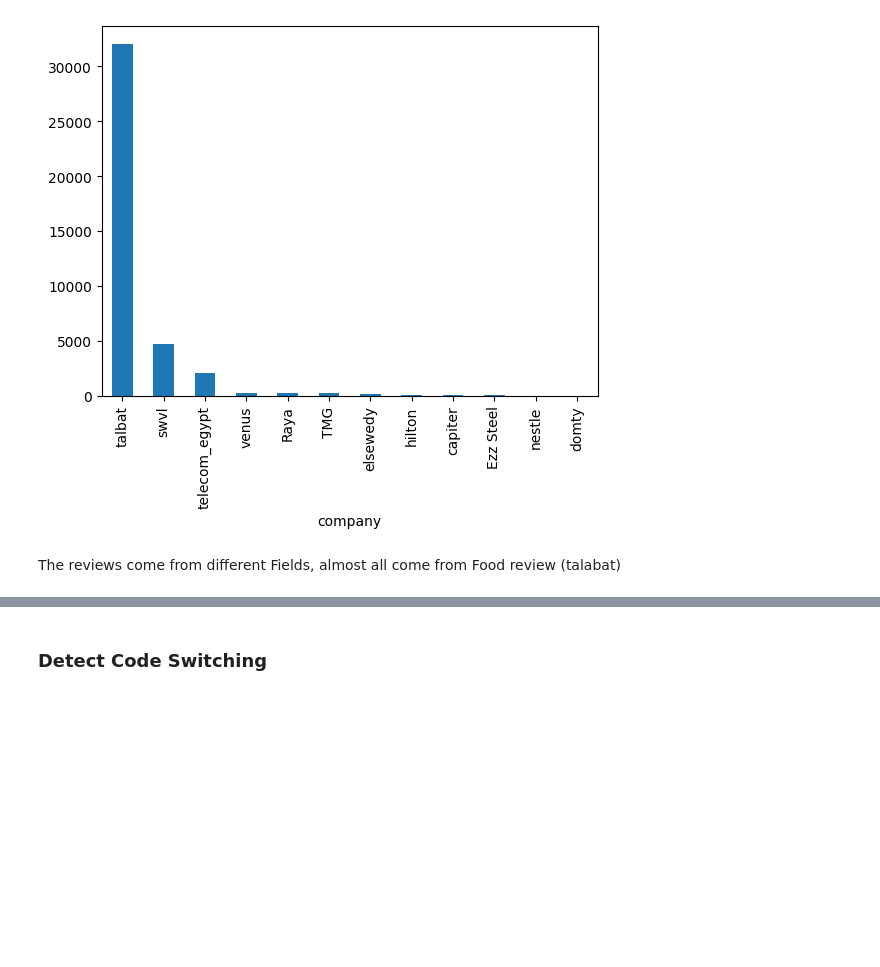
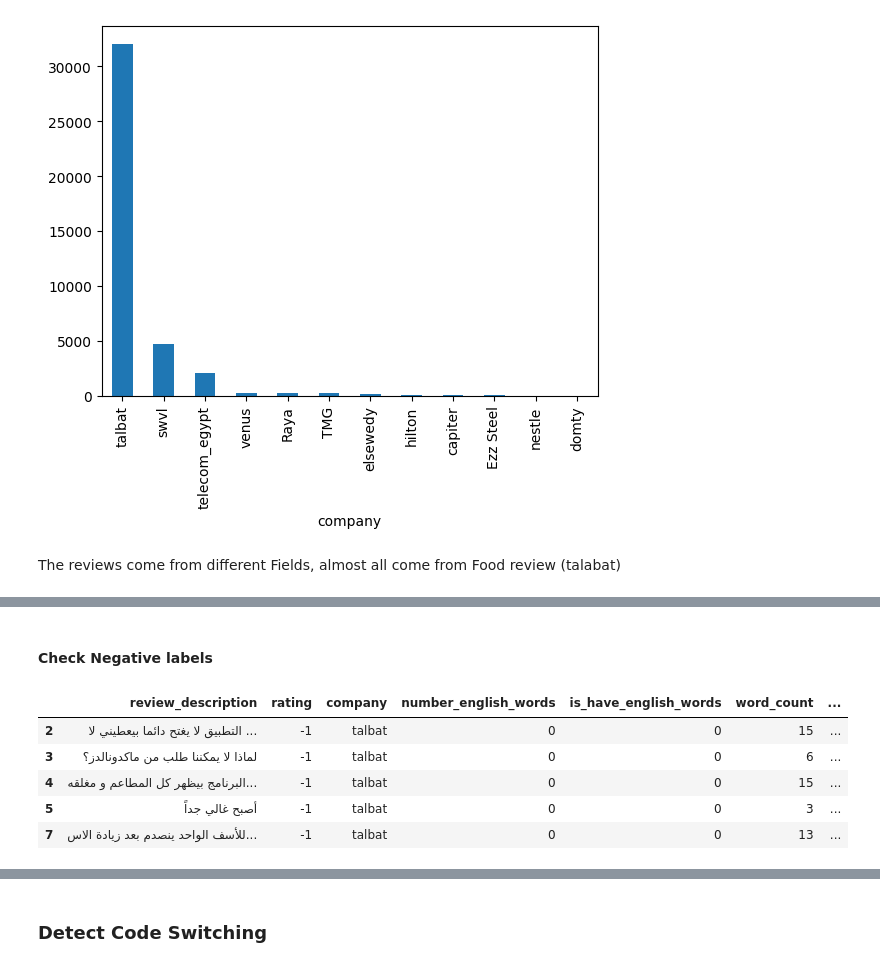
Before and after one commit to Kirillus-Emad/company-reviews-arabic, a Jupyter notebook: EDA.ipynb, the cells around one changed output, grey strips where cells are left out. Drawn from its saved outputs; the diff is of its cells as text; code cells hidden in the pictures; blank space fills up the shorter version.

```diff
--- a/EDA.ipynb
+++ b/EDA.ipynb
@@ -121,0 +137,11 @@ The reviews come from different Fields, almost all come from Food review (talaba
+# %% [markdown]
+#### Check Negative labels
+# %%
+df[df['rating']==-1].head()
+# %% [output]
+|  | review_description | rating | company | number_english_words | is_have_english_words | word_count | ... |
+| 2 | التطبيق لا يغتح دائما بيعطيني لا ... | -1 | talbat | 0 | 0 | 15 | ... |
+| 3 | لماذا لا يمكننا طلب من ماكدونالدز؟ | -1 | talbat | 0 | 0 | 6 | ... |
+| 4 | البرنامج بيظهر كل المطاعم و مغلقه... | -1 | talbat | 0 | 0 | 15 | ... |
+| 5 | أصبح غالي جداً | -1 | talbat | 0 | 0 | 3 | ... |
+| 7 | للأسف الواحد ينصدم بعد زيادة الاس... | -1 | talbat | 0 | 0 | 13 | ... |
```
Also changed, not shown: parts of 20 cells of this notebook, 10 other files.
